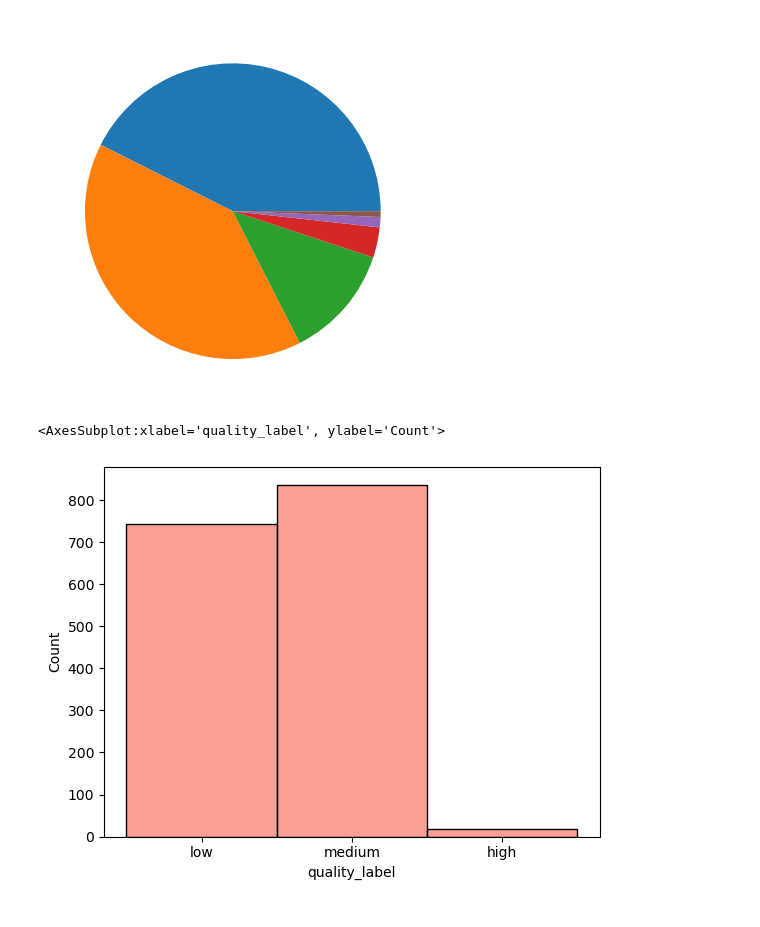
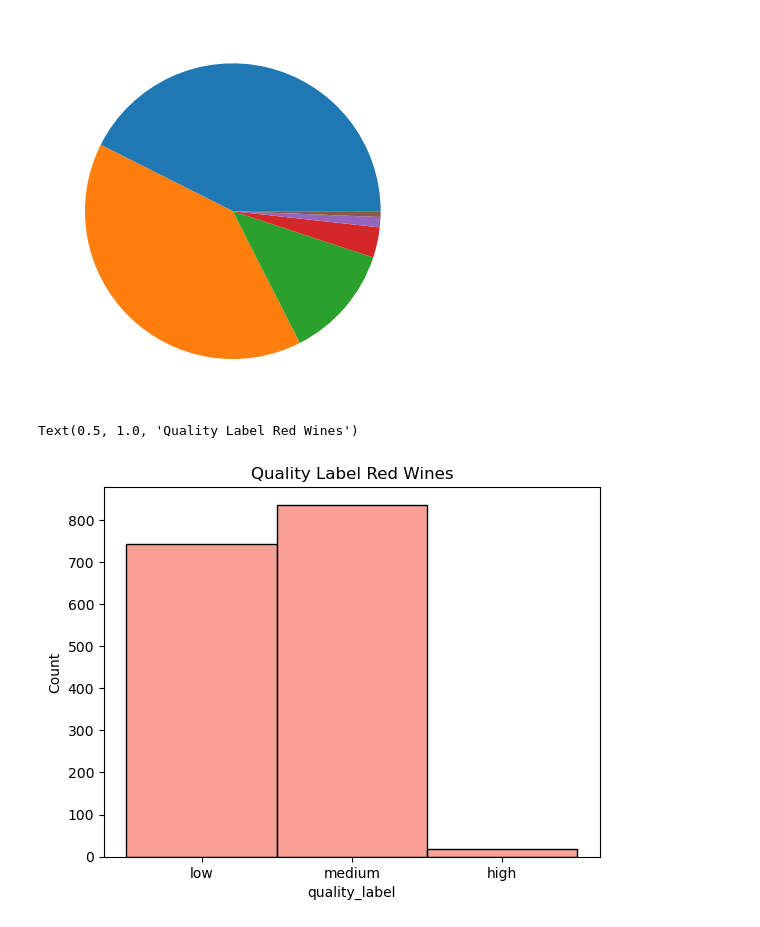
Before and after one commit to NiaLucia/Sprint2, a Jupyter notebook: wine_project.ipynb, the cells around one changed output. Cells and saved outputs as stored; diff of their text form; code cells hidden in the pictures.

Commit message:
wine project

```diff
--- a/wine_project.ipynb
+++ b/wine_project.ipynb
@@ -250,8 +250,8 @@ plt.show()
 # %%
 # Seaborn Histplot
 
-sns.histplot(data=red_wines, x= 'quality_label', bins=10, color= 'salmon')
+sns.histplot(data=red_wines, x= 'quality_label', bins=10, color= 'salmon').set_title('Quality Label Red Wines')
 # %% [output]
-<AxesSubplot:xlabel='quality_label', ylabel='Count'>
+Text(0.5, 1.0, 'Quality Label Red Wines')
-[figure, old version]
+[figure, new version]
 # %%
```
Also changed, not shown: parts of 11 cells of this notebook.
